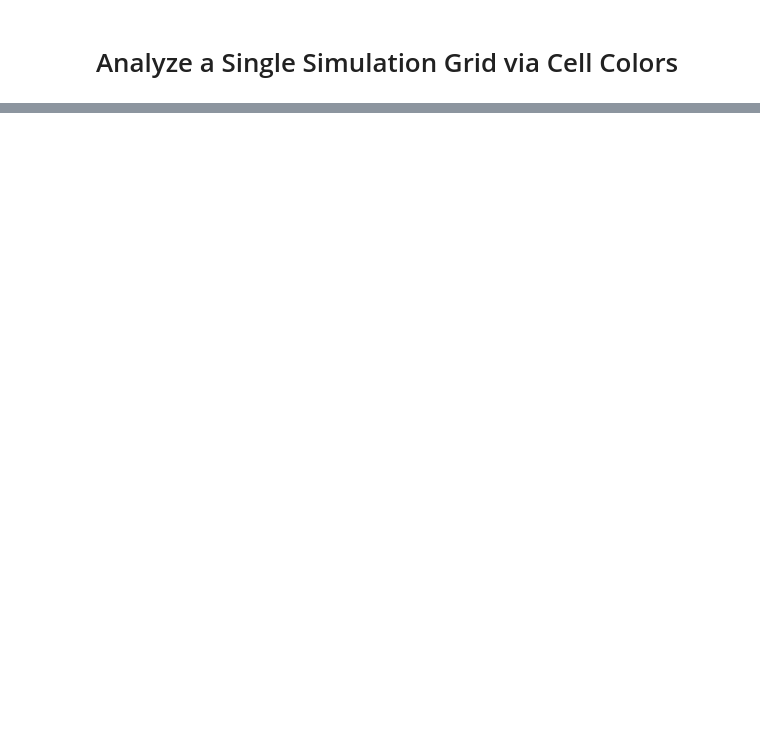
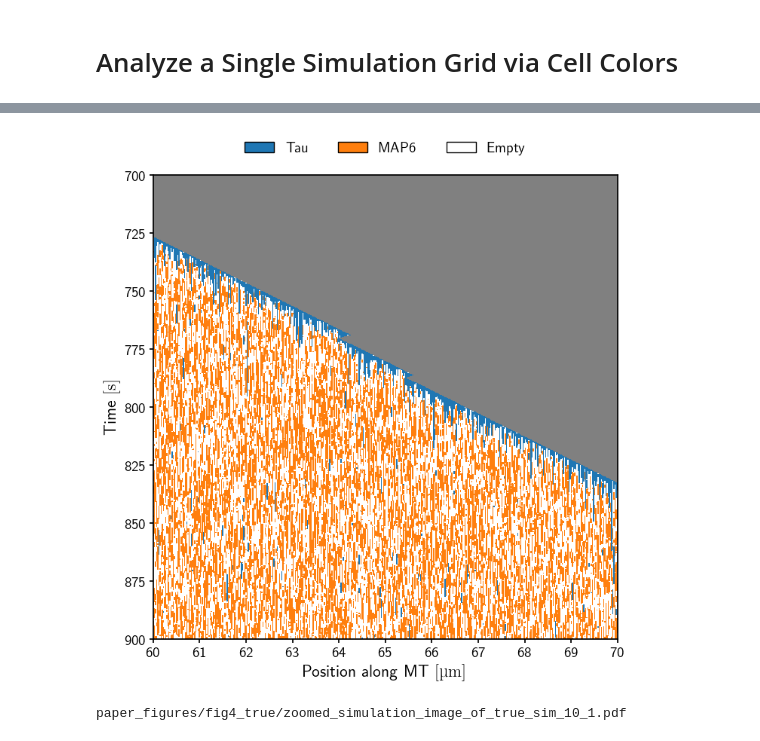
Before and after one commit to CWU-Computational-Biophysics/tau_mts, a Jupyter notebook: grid_analysis.ipynb, the cells around one changed output, grey strips where cells are left out. Saved outputs shown, nothing was run; the diff lists cells and outputs as text; code cells hidden in the pictures; blank space fills up the shorter version.

```diff
--- a/grid_analysis.ipynb
+++ b/grid_analysis.ipynb
@@ -94,0 +135,78 @@ fig.savefig(fig_file)
+# %%
+# make a plot that uses cell coloring to analyze a 2D array
+fig, ax = plt.subplots()
+
+# get the raw grid and time vec
+time = sim.get_time_vec()
+grid = sim.get_raw_grid()
+
+# create custom cmap from color_dict
+color_dict = sim.get_color_dict()
+cmap = mpl.colors.LinearSegmentedColormap.from_list(
+    'custom-cmap',
+    [color_dict[0], color_dict[1], color_dict[2], color_dict[3]]
+)
+
+# [second]
+zoomed_time = (700, 900)
+# [micrometer]
+zoomed_pos = (60, 70)
+
+# convert to steps
+zoomed_time_step = (int(zoomed_time[0] / sim.get_param('dt')), int(zoomed_time[1] / sim.get_param('dt')))
+zoomed_pos_step = (int(zoomed_pos[0] / sim.get_param('dx')), int(zoomed_pos[1] / sim.get_param('dx')))
+
+# create a trimmed version of the grid
+zoomed_grid = grid[zoomed_time_step[0]:zoomed_time_step[1], zoomed_pos_step[0]:zoomed_pos_step[1]]
+
+# generate the grid plot
+aspect = zoomed_grid.shape[1] / zoomed_grid.shape[0]
+ax.imshow(zoomed_grid, cmap=cmap, interpolation='none', aspect=aspect)
+
+# change axis limits
+ax.set_xlim(0, zoomed_grid.shape[1])
+ax.set_ylim(zoomed_grid.shape[0], 0)
+
+# rescale the y-axis from steps to time
+tick_interval = 25
+tick_count = int(np.floor((zoomed_time[1] - zoomed_time[0]) / tick_interval))
+labels = np.arange(0, tick_count+1) * tick_interval + zoomed_time[0]
+label_positions = (labels - zoomed_time[0]) / (zoomed_time[1] - zoomed_time[0]) * zoomed_grid.shape[0]
+ax.set_yticks(ticks=label_positions, labels=labels)
+
+# rescale the x-axis from domains to position
+tick_interval = 1
+tick_count = int(np.floor((zoomed_pos[1] - zoomed_pos[0]) / tick_interval))
+labels = np.arange(0, tick_count+1) * tick_interval + zoomed_pos[0]
+label_positions = (labels - zoomed_pos[0]) / (zoomed_pos[1] - zoomed_pos[0]) * zoomed_grid.shape[1]
+ax.set_xticks(ticks=label_positions, labels=labels)
+
+# add plot labels
+ax.set_xlabel(r"Position along MT $\left[\qty{}{\micro\meter}\right]$")
+ax.set_ylabel(r"Time $\left[\qty{}{\second}\right]$")
+# ax.set_title(f"Simulation image of ``{sim.get_name()}\'\'")
+
+# add a legend
+handles = [
+    mpl.patches.Patch(facecolor=color_dict[sim.get_grid_type('tau')], label='Tau', edgecolor='black'),
+    mpl.patches.Patch(facecolor=color_dict[sim.get_grid_type('map6')], label='MAP6', edgecolor='black'),
+    mpl.patches.Patch(facecolor=color_dict[sim.get_grid_type('empty')], label='Empty', edgecolor='black'),
+]
+ax.legend(
+    handles=handles,
+    loc='upper center',
+    ncols=3,
+    bbox_to_anchor=(0.5, 1.1),
+)
+
+# save the figure
+fig_file = fig_dir / f"zoomed_simulation_image_of_{sim.get_name()}.pdf"
+# print(fig_file)
+# fig.savefig(fig_file)
+# %% [output]
+[figure, added]
+# %%
+fig.savefig(fig_file)
+print(fig_file)
+# %% [output]
+paper_figures/fig4_true/zoomed_simulation_image_of_true_sim_10_1.pdf
```
Also changed, not shown: parts of 3 cells of this notebook, 3 other files.
